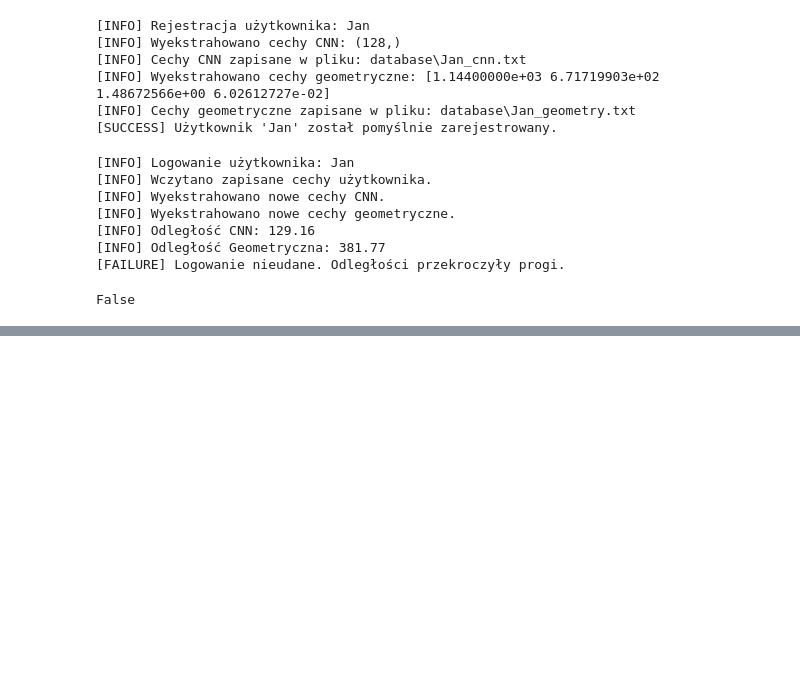
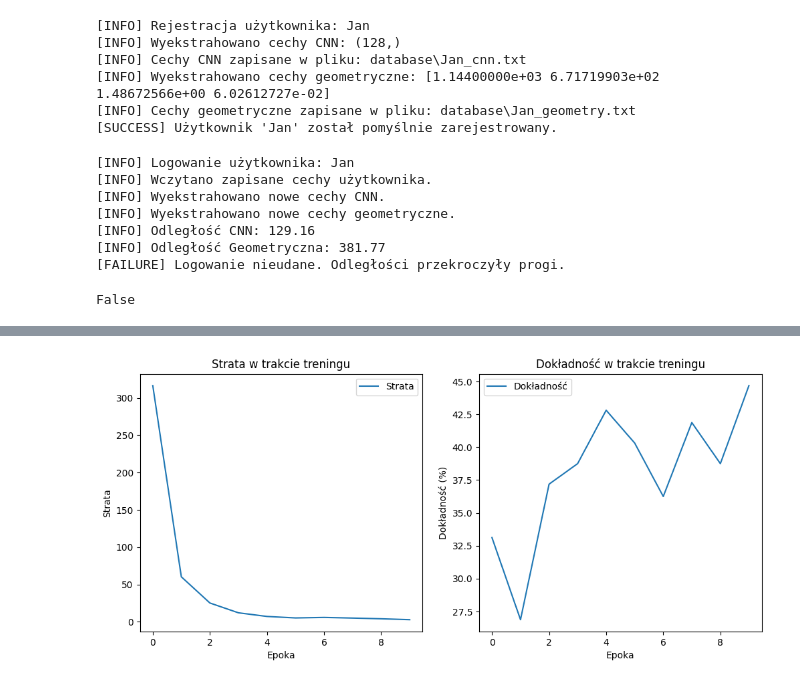
Before and after one commit to UsefulMark/Inteligentne-systemy-uwierzytelniania, a Jupyter notebook: System_palec_upgrade/plik.ipynb, the cells around one changed output, grey strips where cells are left out. Cells and saved outputs as stored; diff of their text form; code cells hidden in the pictures; blank space fills up the shorter version.

```diff
--- a/System_palec_upgrade/plik.ipynb
+++ b/System_palec_upgrade/plik.ipynb
@@ -744,0 +949,84 @@ False
+# %%
+# Sprawdzenie dostępności GPU
+device = torch.device("cuda" if torch.cuda.is_available() else "cpu")
+print(f"[INFO] Używane urządzenie: {device}")
+
+# Model
+class MinutiaeModel(nn.Module):
+    def __init__(self, input_size=2, num_classes=10):
+        super(MinutiaeModel, self).__init__()
+        self.fc = nn.Sequential(
+            nn.Linear(input_size, 64),
+            nn.ReLU(),
+            nn.Linear(64, num_classes)
+        )
+
+    def forward(self, x):
+        return self.fc(x)
+
+# Trening modelu
+def train_model(dataset, model, epochs=10, batch_size=16, learning_rate=0.001):
+    print("[INFO] Rozpoczynanie treningu modelu")
+
+    dataloader = DataLoader(dataset, batch_size=batch_size, shuffle=True)
+    optimizer = optim.Adam(model.parameters(), lr=learning_rate)
+    criterion = nn.CrossEntropyLoss()
+
+    model = model.to(device)  # Przenieś model na GPU lub CPU
+
+    epoch_losses = []
+    epoch_accuracies = []
+
+    for epoch in range(epochs):
+        model.train()
+        total_loss = 0
+        correct = 0
+        total = 0
+
+        for features, labels in dataloader:
+            # Przenieś dane na GPU lub CPU
+            features = features.to(device)
+            labels = labels.to(device)
+
+            optimizer.zero_grad()
+            outputs = model(features)
+            loss = criterion(outputs, labels)
+            loss.backward()
+            optimizer.step()
+
+            total_loss += loss.item()
+            _, predicted = torch.max(outputs, 1)
+            correct += (predicted == labels).sum().item()
+            total += labels.size(0)
+
+        accuracy = correct / total * 100
+        epoch_losses.append(total_loss / len(dataloader))
+        epoch_accuracies.append(accuracy)
+        print(f"Epoka {epoch+1}/{epochs}, Strata: {total_loss:.4f}, Dokładność: {accuracy:.2f}%")
+
+    print("[INFO] Trening zakończony")
+    return epoch_losses, epoch_accuracies
+
+# Główne wywołanie
+if __name__ == "__main__":
+    # Przygotowanie danych
+    print("[INFO] Przygotowanie danych")
+    dataset = MinutiaeDataset("fingerprint_data")
+
+    # Inicjalizacja modelu
+    print("[INFO] Inicjalizacja modelu")
+    model = MinutiaeModel(input_size=2, num_classes=len(dataset.label_mapping))
+
+    # Trenowanie modelu
+    print("[INFO] Rozpoczynanie treningu")
+    losses, accuracies = train_model(dataset, model, epochs=10)
+
+    # Wizualizacja wyników
+    print("[INFO] Wizualizacja wyników")
+    plot_results(losses, accuracies)
+
+    # Zapis modelu
+    print("[INFO] Zapis modelu")
+    torch.save(model.state_dict(), "minutiae_model.pth")
+    print("[SUCCESS] Model został zapisany jako 'minutiae_model.pth'")
+# %% [output]
@@ -744,0 +1050 @@ False
+[figure, added]
```
Also changed, not shown: parts of 21 cells of this notebook, 17 other files.
